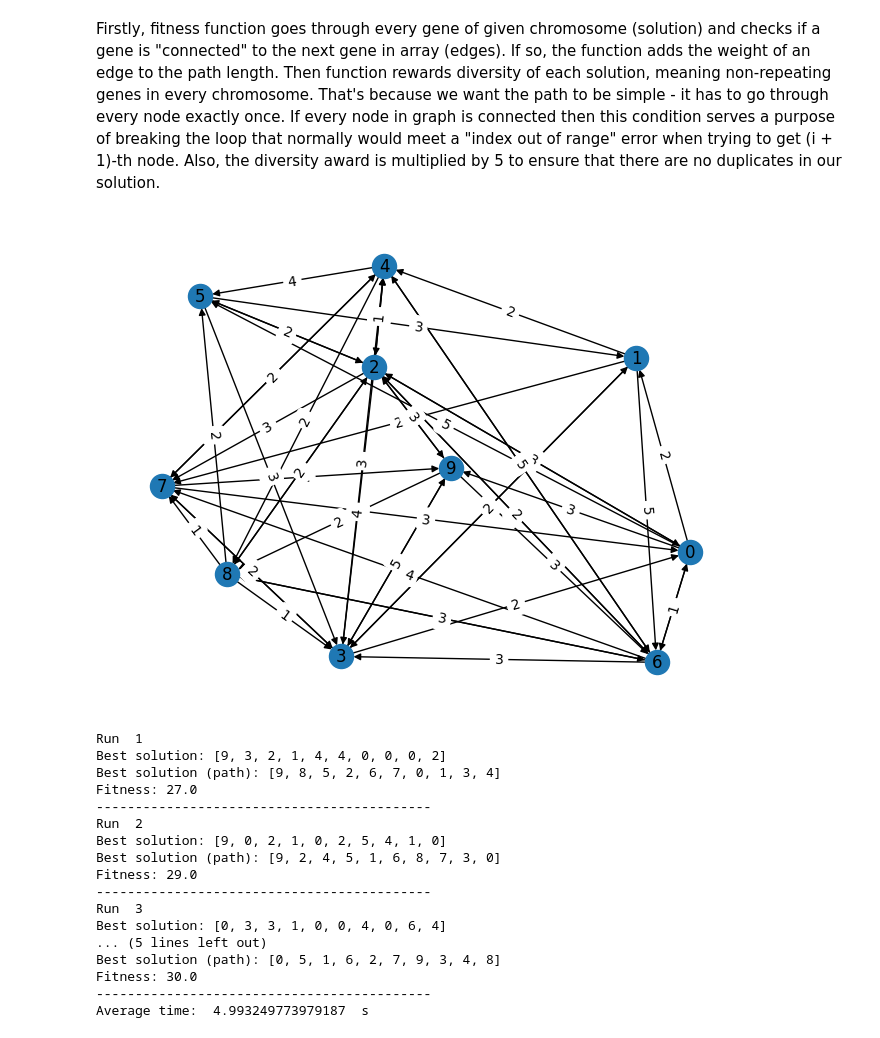
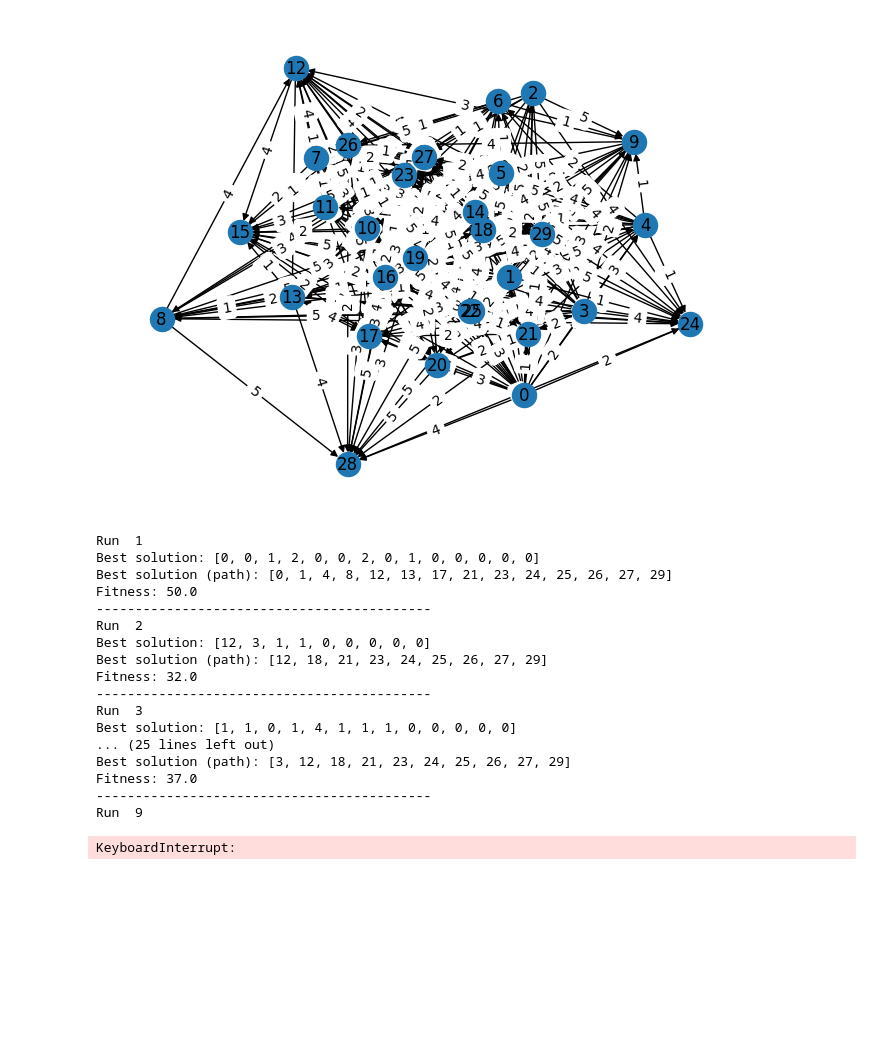
Before and after one commit to Karol-Wisniewski/ComputationalIntelligence, a Jupyter notebook: Project/LongestPathProblem.ipynb, the cells around one changed output. Drawn from its saved outputs; the diff is of its cells as text; code cells hidden in the pictures; blank space fills up the shorter version.

Commit message:
Added implementations of small, medium and large graph and changed parameters of GA

```diff
--- a/Project/LongestPathProblem.ipynb
+++ b/Project/LongestPathProblem.ipynb
@@ -10,0 +40,17 @@ import math
+# %%
+G_medium = nx.DiGraph()
+
+# Adding nodes
+G_medium.add_nodes_from(range(16))
+
+# Adding edges with random weights between 1 and 5
+for i in range(15):
+    for j in range(i+1, 16):
+        if random.random() < 0.3:
+            weight = random.randint(1, 5)
+            G_medium.add_edge(i, j, weight=weight)
+
+# Finding the longest simple path
+# draw_digraph(G_medium)
+longest_path_medium = nx.dag_longest_path(G_medium, weight='weight')
+print("The longest simple path in the medium graph is:", longest_path_medium)
@@ -10,0 +61,17 @@ import math
+# %%
+G_large = nx.DiGraph()
+
+# Adding nodes
+G_large.add_nodes_from(range(30))
+
+# Adding edges with random weights between 1 and 5
+for i in range(29):
+    for j in range(i+1, 30):
+        if random.random() > 0.4:
+            weight = random.randint(1, 5)
+            G_large.add_edge(i, j, weight=weight)
+
+# Finding the longest simple path
+# draw_digraph(G_large)
+longest_path_large = nx.dag_longest_path(G_large, weight='weight')
+print("The longest simple path in the large graph is:", longest_path_large)
@@ -82,8 +160,6 @@ def generate_fitness_function(graph):
 
         return fitness
     return fitness_function
-# %% [markdown]
-Firstly, fitness function goes through every gene of given chromosome (solution) and checks if a gene is "connected" to the next gene in array (edges). If so, the function adds the weight of an edge to the path length. Then function rewards diversity of each solution, meaning non-repeating genes in every chromosome. That's because we want the path to be simple - it has to go through every node exactly once. If every node in graph is connected then this condition serves a purpose of breaking the loop that normally would meet a "index out of range" error when trying to get (i + 1)-th node. Also, the diversity award is multiplied by 5 to ensure that there are no duplicates in our solution.
 # %%
 # Define the initial population
 def create_population(pop_size, nodes_count):
@@ -93,17 +169,17 @@ def create_population(pop_size, nodes_count):
 
 number_of_nodes = 10
 # %%
-graph = generate_digraph(number_of_nodes)
-# draw_digraph(graph)
+# graph = generate_digraph(number_of_nodes)
+graph = G_large
 # %%
 times = []
 draw_digraph(graph)
 for i in range(10):
     print("Run ", i+1)
     start = time.time()
-    sol_per_pop = 200
+    sol_per_pop = 500
     ga = pygad.GA(
-                num_generations=2000,
+                num_generations=3000,
                 num_parents_mating=10,
                 fitness_func=generate_fitness_function(graph),
                 sol_per_pop=sol_per_pop,
@@ -111,48 +187,49 @@ for i in range(10):
                 crossover_type=None,
                 mutation_type="random",
                 # parent_selection_type = "tournament",
                 # mutation_num_genes=3,
                 initial_population=create_population(sol_per_pop, len(graph.nodes)),
                 gene_type=int,
                 mutation_probability=0.1,
                 # mutation_percent_genes=10
                 random_mutation_max_val=3,
                 random_mutation_min_val=-3,
                 keep_parents=10,
                 )
 
 
     ga.run()
     end = time.time()
     times.append(end - start)
     # Get the best solution
     solution, solution_fitness, _ = ga.best_solution()
     print("Best solution:",  normalize_solution(graph, solution))
     print("Best solution (path):",  convert_solution_to_path(graph, solution))
     print("Fitness:", solution_fitness)
     print("-------------------------------------------")
 
 average_time = 0
 for time in times:
     average_time += time
 average_time = average_time / len(times)
 print("Average time: ", average_time, " s")
 # %% [output]
-[figure, old version]
+[figure, new version]
 Run  1
-Best solution: [9, 3, 2, 1, 4, 4, 0, 0, 0, 2]
-Best solution (path): [9, 8, 5, 2, 6, 7, 0, 1, 3, 4]
-Fitness: 27.0
+Best solution: [0, 0, 1, 2, 0, 0, 2, 0, 1, 0, 0, 0, 0, 0]
+Best solution (path): [0, 1, 4, 8, 12, 13, 17, 21, 23, 24, 25, 26, 27, 29]
+Fitness: 50.0
 -------------------------------------------
 Run  2
-Best solution: [9, 0, 2, 1, 0, 2, 5, 4, 1, 0]
-Best solution (path): [9, 2, 4, 5, 1, 6, 8, 7, 3, 0]
-Fitness: 29.0
+Best solution: [12, 3, 1, 1, 0, 0, 0, 0, 0]
+Best solution (path): [12, 18, 21, 23, 24, 25, 26, 27, 29]
+Fitness: 32.0
 -------------------------------------------
 Run  3
-Best solution: [0, 3, 3, 1, 0, 0, 4, 0, 6, 4]
-... (5 lines left out)
-Best solution (path): [0, 5, 1, 6, 2, 7, 9, 3, 4, 8]
-Fitness: 30.0
+Best solution: [1, 1, 0, 1, 4, 1, 1, 1, 0, 0, 0, 0, 0]
+... (25 lines left out)
+Best solution (path): [3, 12, 18, 21, 23, 24, 25, 26, 27, 29]
+Fitness: 37.0
 -------------------------------------------
-Average time:  4.993249773979187  s
+Run  9
+KeyboardInterrupt:
```
Also changed, not shown: parts of 13 cells of this notebook.
